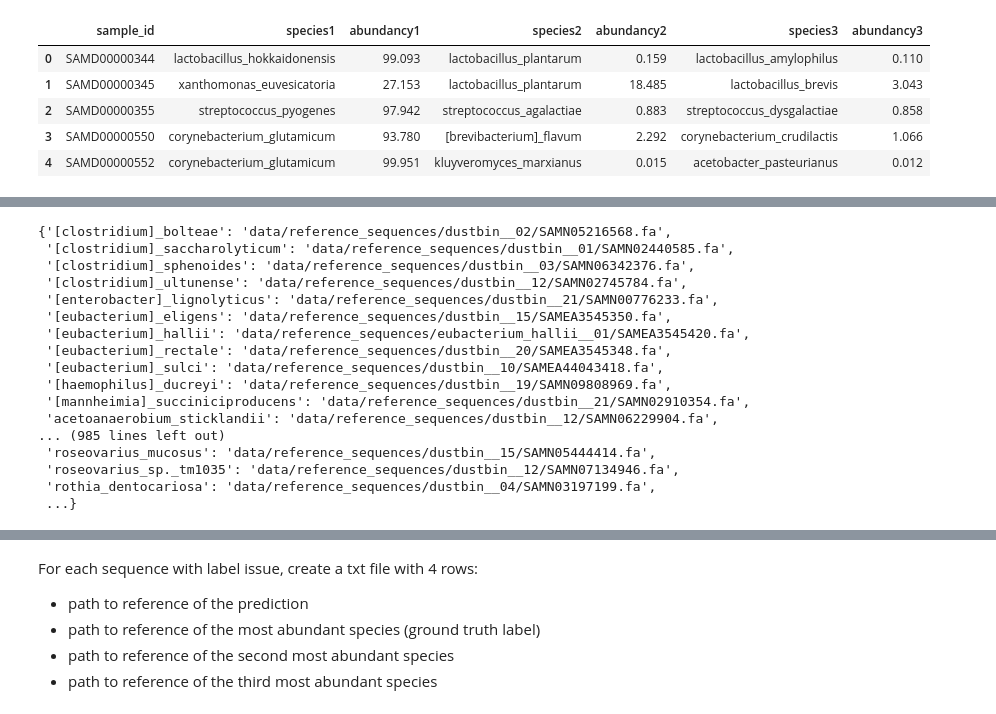
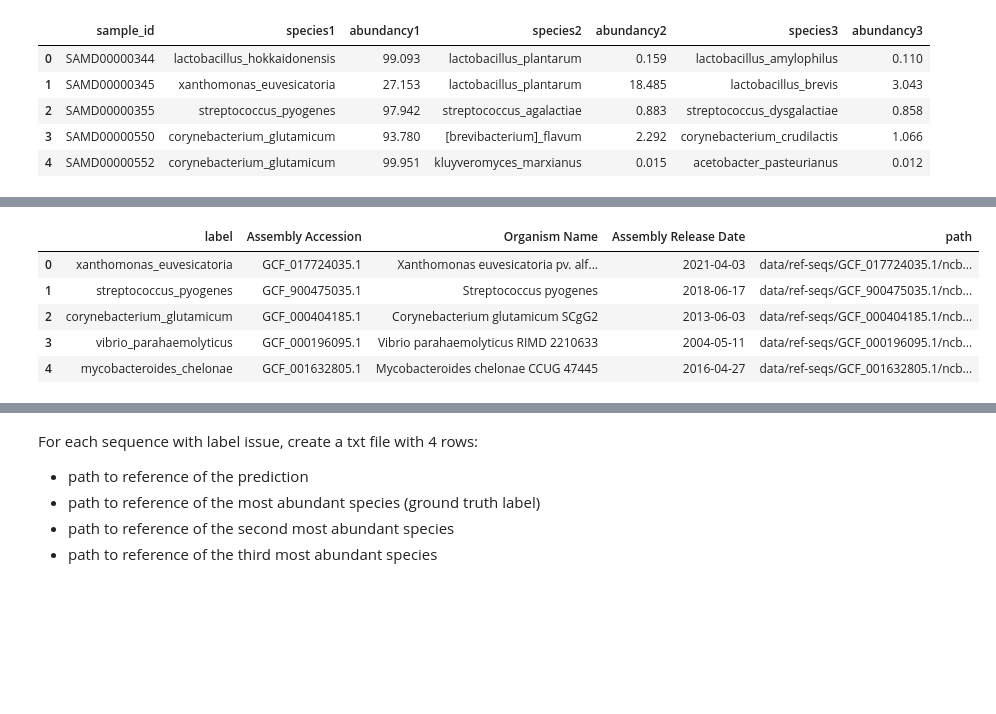
Before and after one commit to pg-space/panspace-paper, a Jupyter notebook: notebooks/exp.ipynb, the cells around one changed output, grey strips where cells are left out. Drawn from its saved outputs; the diff is of its cells as text; code cells hidden in the pictures; blank space fills up the shorter version.

Commit message:
download ncbi reference sequences, and compute ANI

```diff
--- a/notebooks/exp.ipynb
+++ b/notebooks/exp.ipynb
@@ -149,20 +135,13 @@ label2refpath["absent"] = str(BASEPATH_REF.joinpath("absent.fa"))
-# %%
-label2refpath
-# %% [output]
-{'[clostridium]_bolteae': 'data/reference_sequences/dustbin__02/SAMN05216568.fa',
- '[clostridium]_saccharolyticum': 'data/reference_sequences/dustbin__01/SAMN02440585.fa',
- '[clostridium]_sphenoides': 'data/reference_sequences/dustbin__03/SAMN06342376.fa',
- '[clostridium]_ultunense': 'data/reference_sequences/dustbin__12/SAMN02745784.fa',
- '[enterobacter]_lignolyticus': 'data/reference_sequences/dustbin__21/SAMN00776233.fa',
- '[eubacterium]_eligens': 'data/reference_sequences/dustbin__15/SAMEA3545350.fa',
- '[eubacterium]_hallii': 'data/reference_sequences/eubacterium_hallii__01/SAMEA3545420.fa',
- '[eubacterium]_rectale': 'data/reference_sequences/dustbin__20/SAMEA3545348.fa',
- '[eubacterium]_sulci': 'data/reference_sequences/dustbin__10/SAMEA44043418.fa',
- '[haemophilus]_ducreyi': 'data/reference_sequences/dustbin__19/SAMN09808969.fa',
- '[mannheimia]_succiniciproducens': 'data/reference_sequences/dustbin__21/SAMN02910354.fa',
- 'acetoanaerobium_sticklandii': 'data/reference_sequences/dustbin__12/SAMN06229904.fa',
-... (985 lines left out)
- 'roseovarius_mucosus': 'data/reference_sequences/dustbin__15/SAMN05444414.fa',
- 'roseovarius_sp._tm1035': 'data/reference_sequences/dustbin__12/SAMN07134946.fa',
- 'rothia_dentocariosa': 'data/reference_sequences/dustbin__04/SAMN03197199.fa',
- ...}
+# %%
+path_references = pd.read_csv("../data/path_reference_by_accession.txt", sep=" ", header=None)
+path_references.rename({0:"Assembly Accession", 1:"path"}, inplace=True, axis=1)
+metadata_references = pd.read_csv("../data/ncbi_reference_sequences.txt", sep="\t")
+df_references = pd.merge(metadata_references, path_references, on="Assembly Accession")
+df_references.head()
+# %% [output]
+|  | label | Assembly Accession | Organism Name | Assembly Release Date | path |
+| 0 | xanthomonas_euvesicatoria | GCF_017724035.1 | Xanthomonas euvesicatoria pv. alf... | 2021-04-03 | data/ref-seqs/GCF_017724035.1/ncb... |
+| 1 | streptococcus_pyogenes | GCF_900475035.1 | Streptococcus pyogenes | 2018-06-17 | data/ref-seqs/GCF_900475035.1/ncb... |
+| 2 | corynebacterium_glutamicum | GCF_000404185.1 | Corynebacterium glutamicum SCgG2 | 2013-06-03 | data/ref-seqs/GCF_000404185.1/ncb... |
+| 3 | vibrio_parahaemolyticus | GCF_000196095.1 | Vibrio parahaemolyticus RIMD 2210633 | 2004-05-11 | data/ref-seqs/GCF_000196095.1/ncb... |
+| 4 | mycobacteroides_chelonae | GCF_001632805.1 | Mycobacteroides chelonae CCUG 47445 | 2016-04-27 | data/ref-seqs/GCF_001632805.1/ncb... |
```
Also changed, not shown: parts of 9 cells of this notebook, 8 other files.
